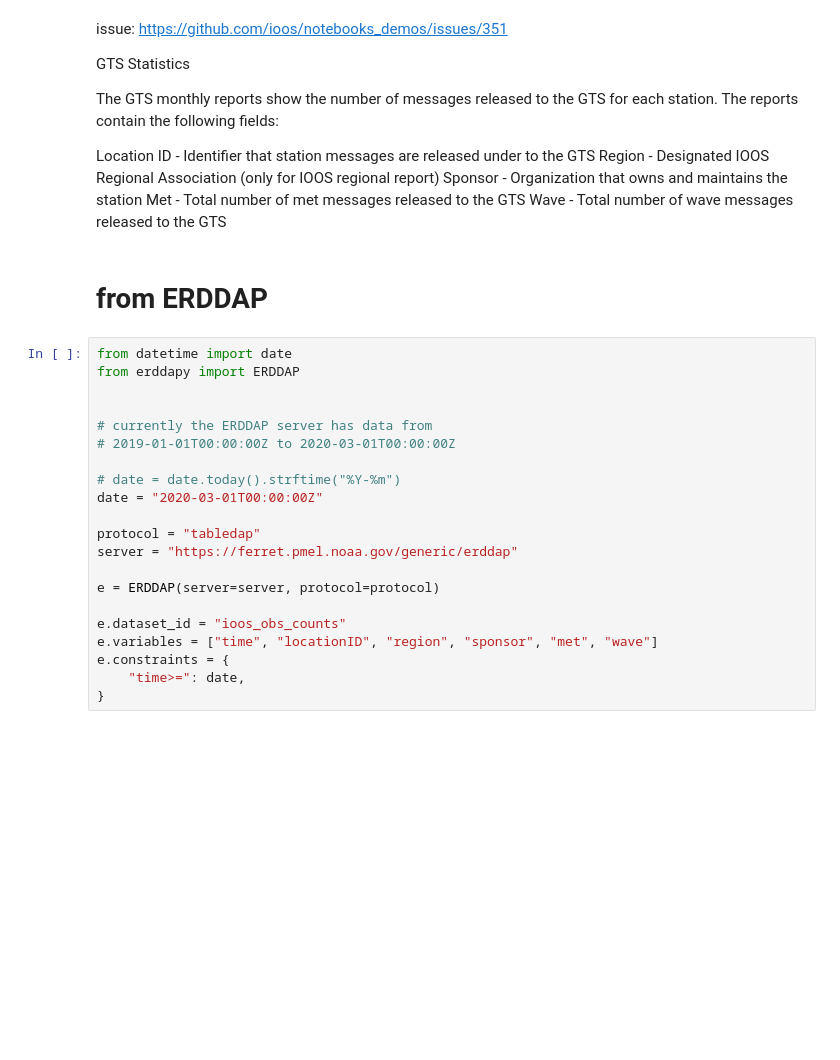
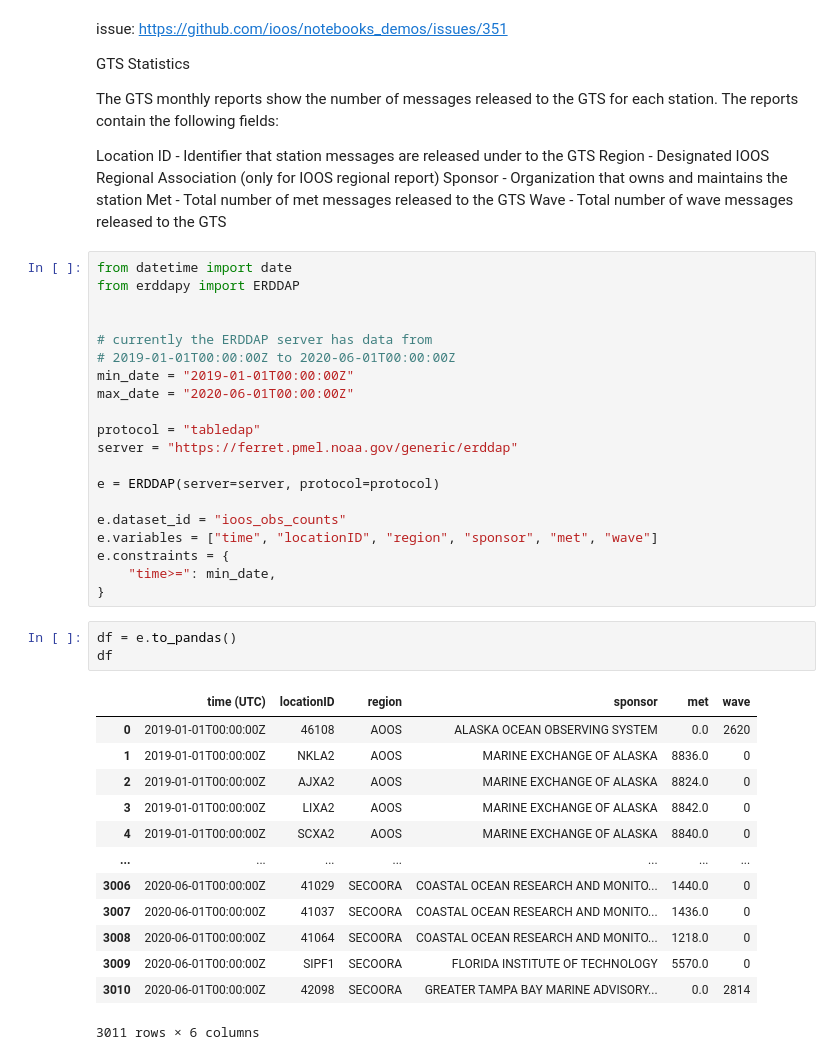
Before and after one commit to ioos/notebooks_demos, a Jupyter notebook: notebooks/2020-07-20-GTS.ipynb, the cells around one changed output. Drawn from its saved outputs; the diff is of its cells as text; blank space fills up the shorter version.

```diff
--- a/notebooks/2020-07-20-GTS.ipynb
+++ b/notebooks/2020-07-20-GTS.ipynb
@@ -10,18 +10,15 @@ Region - Designated IOOS Regional Association (only for IOOS regional report)
 Sponsor - Organization that owns and maintains the station
 Met - Total number of met messages released to the GTS
 Wave - Total number of wave messages released to the GTS
-# %% [markdown]
-# from ERDDAP
 # %%
 from datetime import date
 from erddapy import ERDDAP
 
 
 # currently the ERDDAP server has data from
-# 2019-01-01T00:00:00Z to 2020-03-01T00:00:00Z
-
-# date = date.today().strftime("%Y-%m")
-date = "2020-03-01T00:00:00Z"
+# 2019-01-01T00:00:00Z to 2020-06-01T00:00:00Z
+min_date = "2019-01-01T00:00:00Z"
+max_date = "2020-06-01T00:00:00Z"
 
 protocol = "tabledap"
 server = "https://ferret.pmel.noaa.gov/generic/erddap"
@@ -31,5 +28,22 @@ e = ERDDAP(server=server, protocol=protocol)
 e.dataset_id = "ioos_obs_counts"
 e.variables = ["time", "locationID", "region", "sponsor", "met", "wave"]
 e.constraints = {
-    "time>=": date,
+    "time>=": min_date,
 }
+# %%
+df = e.to_pandas()
+df
+# %% [output]
+|  | time (UTC) | locationID | region | sponsor | met | wave |
+| 0 | 2019-01-01T00:00:00Z | 46108 | AOOS | ALASKA OCEAN OBSERVING SYSTEM | 0.0 | 2620 |
+| 1 | 2019-01-01T00:00:00Z | NKLA2 | AOOS | MARINE EXCHANGE OF ALASKA | 8836.0 | 0 |
+| 2 | 2019-01-01T00:00:00Z | AJXA2 | AOOS | MARINE EXCHANGE OF ALASKA | 8824.0 | 0 |
+| 3 | 2019-01-01T00:00:00Z | LIXA2 | AOOS | MARINE EXCHANGE OF ALASKA | 8842.0 | 0 |
+| 4 | 2019-01-01T00:00:00Z | SCXA2 | AOOS | MARINE EXCHANGE OF ALASKA | 8840.0 | 0 |
+| ... | ... | ... | ... | ... | ... | ... |
+| 3006 | 2020-06-01T00:00:00Z | 41029 | SECOORA | COASTAL OCEAN RESEARCH AND MONITO... | 1440.0 | 0 |
+| 3007 | 2020-06-01T00:00:00Z | 41037 | SECOORA | COASTAL OCEAN RESEARCH AND MONITO... | 1436.0 | 0 |
+| 3008 | 2020-06-01T00:00:00Z | 41064 | SECOORA | COASTAL OCEAN RESEARCH AND MONITO... | 1218.0 | 0 |
+| 3009 | 2020-06-01T00:00:00Z | SIPF1 | SECOORA | FLORIDA INSTITUTE OF TECHNOLOGY | 5570.0 | 0 |
+| 3010 | 2020-06-01T00:00:00Z | 42098 | SECOORA | GREATER TAMPA BAY MARINE ADVISORY... | 0.0 | 2814 |
+3011 rows × 6 columns
```
Also changed, not shown: parts of 16 cells of this notebook.
